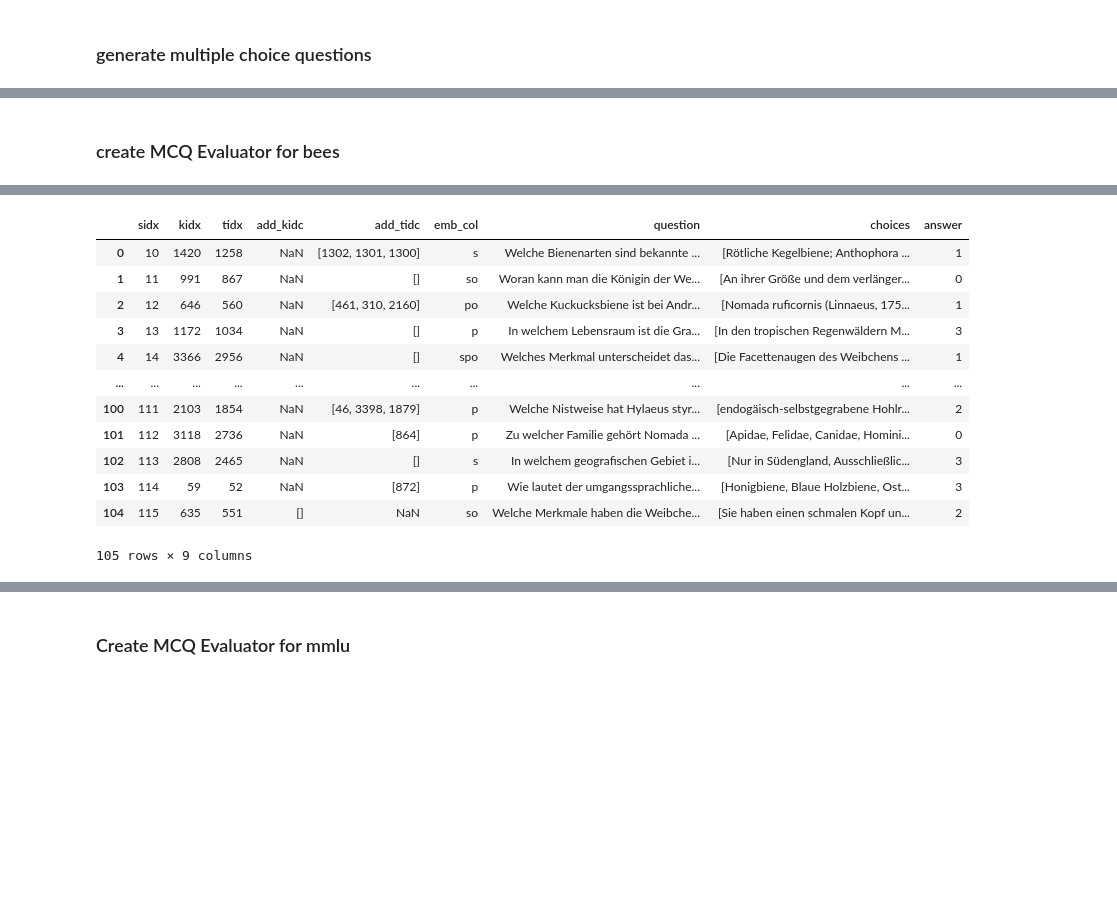
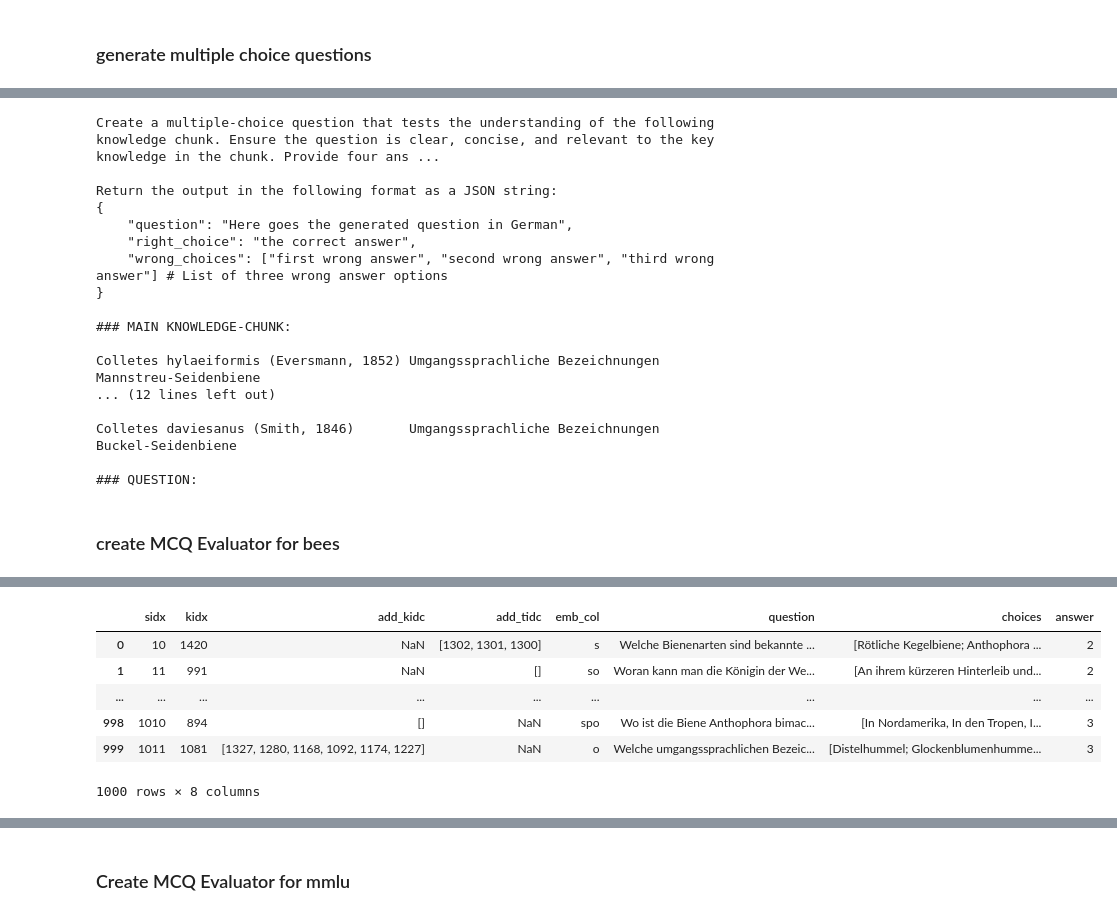
Before and after one commit to fee1ix/beesup_injection_lab, a Jupyter notebook: injection_notebook.ipynb, the cells around one changed output, grey strips where cells are left out. Drawn from its saved outputs; the diff is of its cells as text; code cells hidden in the pictures; blank space fills up the shorter version.

```diff
--- a/injection_notebook.ipynb
+++ b/injection_notebook.ipynb
@@ -918,7 +1268,7 @@ def add_sample(sample:dict, path: str) -> pd.DataFrame:
 # %%
 import random
 
-def get_mcq_generation_prompt(sample,samples_df, emb_col=None):
+def get_mcq_generation_prompt(sample,samples_df, emb_key=None):
 
     CHUNK_TEMPLATE="{s}\t{p}\t{o}"
     get_mcq_generation_prompt.add_kidc=[]
@@ -926,8 +1276,8 @@ def get_mcq_generation_prompt(sample,samples_df, emb_col=None):
     add_chunks=False
     if sample.attr_type=='Attribute': add_chunks=True
 
-    if emb_col is None: emb_col=random.choice(['s','p','o','so','po','spo'])
-    get_mcq_generation_prompt.emb_col=emb_col
+    if emb_key is None: emb_key=random.choice(['s','p','o','so','po','spo'])
+    get_mcq_generation_prompt.emb_key=emb_key
 
     prompt=""
     prompt+="Create a multiple-choice question that tests the understanding of the following knowledge chunk. "
@@ -954,7 +1304,7 @@ Return the output in the following format as a JSON string:
     prompt+=CHUNK_TEMPLATE.format(**sample)+'\n\n'
 
     if add_chunks:
-        similar_df=fetch_similar_samples(sample, samples_df, emb_col=emb_col)
+        similar_df=fetch_similar_samples(sample, samples_df, emb_key=emb_key)
 
         prompt+="### ADDITIONAL KNOWLEDGE-CHUNKS:\n\n"
         chars, max_chars = 0, 600
@@ -970,7 +1320,12 @@ Return the output in the following format as a JSON string:
 
     return prompt
 # %%
-new_samples_df=chunks_df.sample(100, random_state=None).copy()
+new_samples_df=chunks_df.sample(900, random_state=None).copy()
+
+mcq_samples_df=pd.read_pickle('mcq_samples_df.pkl')
+
+new_samples_df=new_samples_df[~new_samples_df.kidx.isin(mcq_samples_df.kidx)] #exclude already generated samples
+new_samples_df=new_samples_df[:13]
 new_samples_df.reset_index(drop=True, inplace=True)
 new_samples_df
 # %% [output]
@@ -1013,0 +1348,4 @@ Andrena proxima (Kirby, 1802)   Merkmale        Die Weibchen dieser Sandbiene si
+# %%
+sample=new_samples_df.sample(1).iloc[0]
+
+print(get_mcq_generation_prompt(sample, chunks_df))
@@ -1023,9 +1379,9 @@ for i,sample in new_samples_df.iterrows():
 
     mcq_sample=dict(
         kidx=sample.kidx,
-        tidx=sample.tidx,
+        #tidx=sample.tidx,
         add_kidc=get_mcq_generation_prompt.add_kidc,
-        emb_col=get_mcq_generation_prompt.emb_col,
+        emb_col=get_mcq_generation_prompt.emb_key,
         prompt=prompt,
         completion=completion,
         timestamp=pd.to_datetime(get_timestamp(), format='%Y-%m-%d_%H-%M-%S')
@@ -1039,3 +1404,23 @@ for i,sample in new_samples_df.iterrows():
+# %%
+print(mcq_samples_df.iloc[-2].prompt)
+# %% [output]
+Create a multiple-choice question that tests the understanding of the following knowledge chunk. Ensure the question is clear, concise, and relevant to the key knowledge in the chunk. Provide four ans ...
+
+Return the output in the following format as a JSON string:
+{
+    "question": "Here goes the generated question in German",
+    "right_choice": "the correct answer",
+    "wrong_choices": ["first wrong answer", "second wrong answer", "third wrong answer"] # List of three wrong answer options
+}
+
+### MAIN KNOWLEDGE-CHUNK:
+
+Colletes hylaeiformis (Eversmann, 1852) Umgangssprachliche Bezeichnungen        Mannstreu-Seidenbiene
+... (12 lines left out)
+
+Colletes daviesanus (Smith, 1846)       Umgangssprachliche Bezeichnungen        Buckel-Seidenbiene
+
+### QUESTION:
 # %% [markdown]
 ### create MCQ Evaluator for bees
 # %%
@@ -1084,10 +1469,10 @@ evaluator_df.drop(index=invalid_df.index, inplace=True)
 evaluator_df.reset_index(drop=True, inplace=True)
 evaluator_df.drop(columns=['mcq_dict'], inplace=True)
 
-int_cols=['sidx','kidx','tidx','answer']
+int_cols=['sidx','kidx','answer']
 evaluator_df[int_cols]=evaluator_df[int_cols].astype(int)
 
-use_cols=['sidx','kidx','tidx','add_kidc','add_tidc','emb_col','question','choices','answer']
+use_cols=['sidx','kidx','add_kidc','add_tidc','emb_col','question','choices','answer']
 evaluator_df=evaluator_df[use_cols].copy()
 
 evaluator_df
@@ -1096,16 +1481,10 @@ evaluator_df
-|  | sidx | kidx | tidx | add_kidc | add_tidc | emb_col | question | choices | answer |
-| 0 | 10 | 1420 | 1258 | NaN | [1302, 1301, 1300] | s | Welche Bienenarten sind bekannte ... | [Rötliche Kegelbiene; Anthophora ... | 1 |
-| 1 | 11 | 991 | 867 | NaN | [] | so | Woran kann man die Königin der We... | [An ihrer Größe und dem verlänger... | 0 |
-| 2 | 12 | 646 | 560 | NaN | [461, 310, 2160] | po | Welche Kuckucksbiene ist bei Andr... | [Nomada ruficornis (Linnaeus, 175... | 1 |
-| 3 | 13 | 1172 | 1034 | NaN | [] | p | In welchem Lebensraum ist die Gra... | [In den tropischen Regenwäldern M... | 3 |
-| 4 | 14 | 3366 | 2956 | NaN | [] | spo | Welches Merkmal unterscheidet das... | [Die Facettenaugen des Weibchens ... | 1 |
-| ... | ... | ... | ... | ... | ... | ... | ... | ... | ... |
-| 100 | 111 | 2103 | 1854 | NaN | [46, 3398, 1879] | p | Welche Nistweise hat Hylaeus styr... | [endogäisch-selbstgegrabene Hohlr... | 2 |
-| 101 | 112 | 3118 | 2736 | NaN | [864] | p | Zu welcher Familie gehört Nomada ... | [Apidae, Felidae, Canidae, Homini... | 0 |
-| 102 | 113 | 2808 | 2465 | NaN | [] | s | In welchem geografischen Gebiet i... | [Nur in Südengland, Ausschließlic... | 3 |
-| 103 | 114 | 59 | 52 | NaN | [872] | p | Wie lautet der umgangssprachliche... | [Honigbiene, Blaue Holzbiene, Ost... | 3 |
-| 104 | 115 | 635 | 551 | [] | NaN | so | Welche Merkmale haben die Weibche... | [Sie haben einen schmalen Kopf un... | 2 |
+|  | sidx | kidx | add_kidc | add_tidc | emb_col | question | choices | answer |
+| 0 | 10 | 1420 | NaN | [1302, 1301, 1300] | s | Welche Bienenarten sind bekannte ... | [Rötliche Kegelbiene; Anthophora ... | 2 |
+| 1 | 11 | 991 | NaN | [] | so | Woran kann man die Königin der We... | [An ihrem kürzeren Hinterleib und... | 2 |
+| ... | ... | ... | ... | ... | ... | ... | ... | ... |
+| 998 | 1010 | 894 | [] | NaN | spo | Wo ist die Biene Anthophora bimac... | [In Nordamerika, In den Tropen, I... | 3 |
+| 999 | 1011 | 1081 | [1327, 1280, 1168, 1092, 1174, 1227] | NaN | o | Welche umgangssprachlichen Bezeic... | [Distelhummel; Glockenblumenhumme... | 3 |
-105 rows × 9 columns
+1000 rows × 8 columns
 # %%
 evaluator_df=pd.read_pickle('/home/fboehning/fboehning/injection_lab/llm_evaluators/0003_llm_evaluator/df.pkl')
 evaluator_df
```
Also changed, not shown: parts of 55 cells of this notebook, 15 other files.
